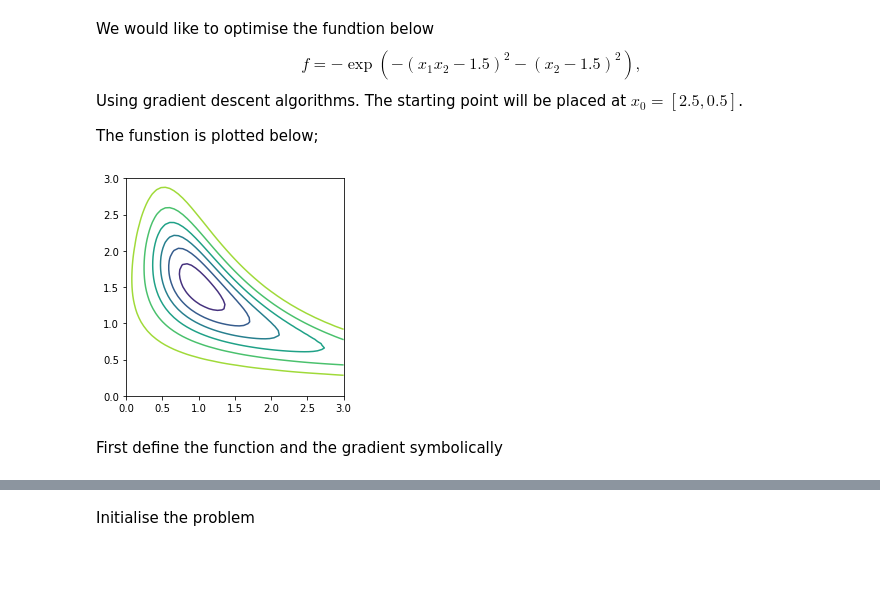
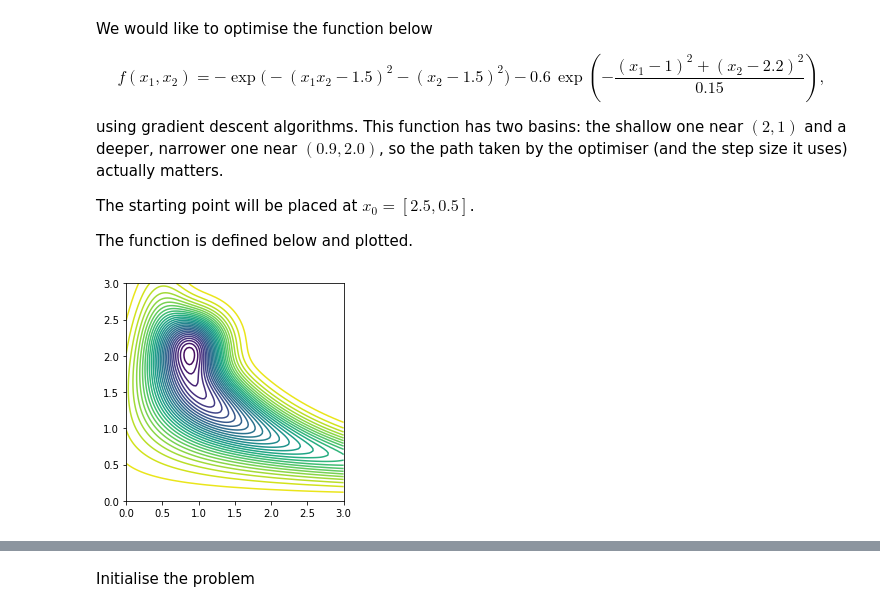
Before and after one commit to taranehsayadi/taranehsayadi.github.io, a Jupyter notebook: MU5MEF41/PS/PS1_soln.ipynb, the cells around one changed output, grey strips where cells are left out. Cells and saved outputs as stored; diff of their text form; code cells hidden in the pictures; blank space fills up the shorter version.

```diff
--- a/MU5MEF41/PS/PS1_soln.ipynb
+++ b/MU5MEF41/PS/PS1_soln.ipynb
@@ -6,29 +4,33 @@ from mpl_toolkits.mplot3d import Axes3D
 # %% [markdown]
-We would like to optimise the fundtion below
+We would like to optimise the function below
+
 $$
-f = -\exp(-(x_1 x_2 - 1.5)^2-(x_2-1.5)^2),
+f(x_1,x_2) = -\exp\big(-(x_1 x_2 - 1.5)^2-(x_2-1.5)^2\big) - 0.6\,\exp\!\left(-\frac{(x_1-1)^2+(x_2-2.2)^2}{0.15}\right),
 $$
-Using gradient descent algorithms. The starting point will be placed at $x_0 = [2.5 , 0.5]$.
 
+using gradient descent algorithms. This function has two basins: the shallow one near $(2, 1)$ and a deeper, narrower one near $(0.9, 2.0)$, so the path taken by the optimiser (and the step size it uses) actually matters.
 
-The funstion is plotted below;
+The starting point will be placed at $x_0 = [2.5, 0.5]$.
+
+The function is defined below and plotted.
+# %%
+def f(x):
+    """x is a length-2 array-like [x1, x2]. Returns a scalar."""
+    x1, x2 = x[0], x[1]
+    return (-np.exp(-(x1*x2 - 1.5)**2 - (x2 - 1.5)**2)
+            - 0.6*np.exp(-((x1 - 1)**2 + (x2 - 2.2)**2) / 0.15))
 # %%
 # plot the function
-nx = 50
-ny = 50
-# Geometrie
-x = np.linspace(0,3,nx+1);
-y = np.linspace(0,3,ny+1);
-X, Y = np.meshgrid(x, y,indexing = 'ij')
+nx = 100
+ny = 100
+x = np.linspace(0, 3, nx+1)
+y = np.linspace(0, 3, ny+1)
+X, Y = np.meshgrid(x, y, indexing='ij')
 
+F = f([X, Y])
 
-F = -np.exp(-(X*Y - 1.5)**2-(Y-1.5)**2)
-
-# plot the function
-plt.contour(X,Y,F)
+plt.contour(X, Y, F, levels=30)
 plt.axis('image')
 plt.show()
 # %% [output]
-[figure, old version]
+[figure, new version]
-# %% [markdown]
-First define the function and the gradient symbolically
```
Also changed, not shown: parts of 25 cells of this notebook, 3 other files.
